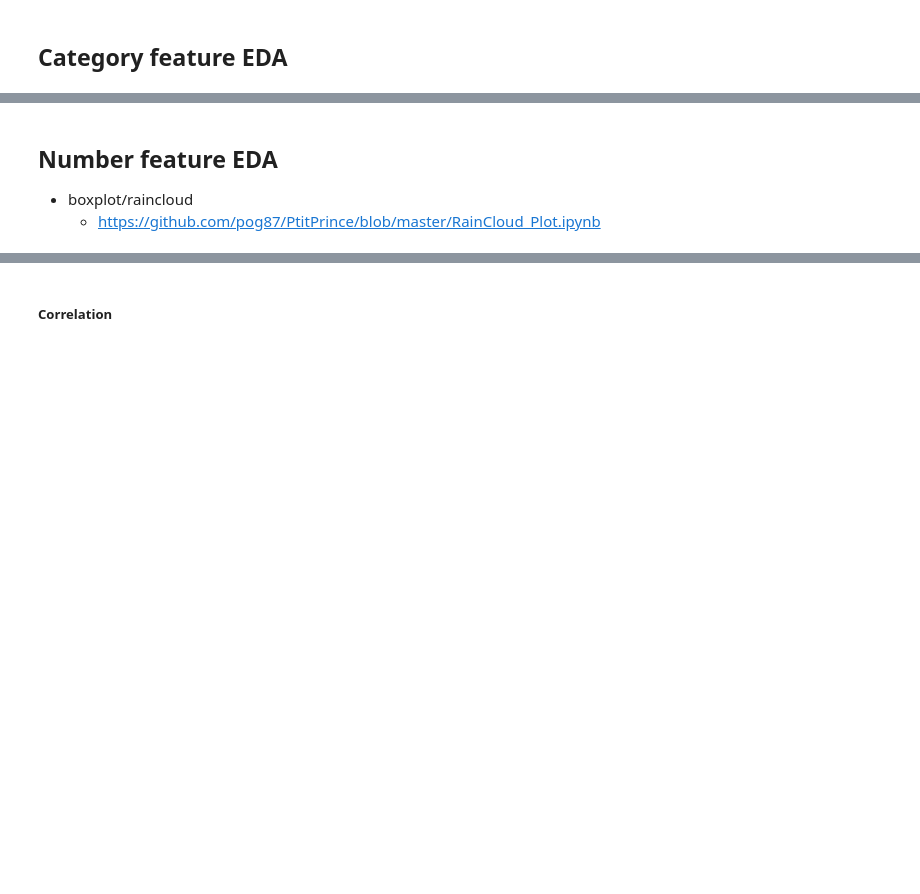
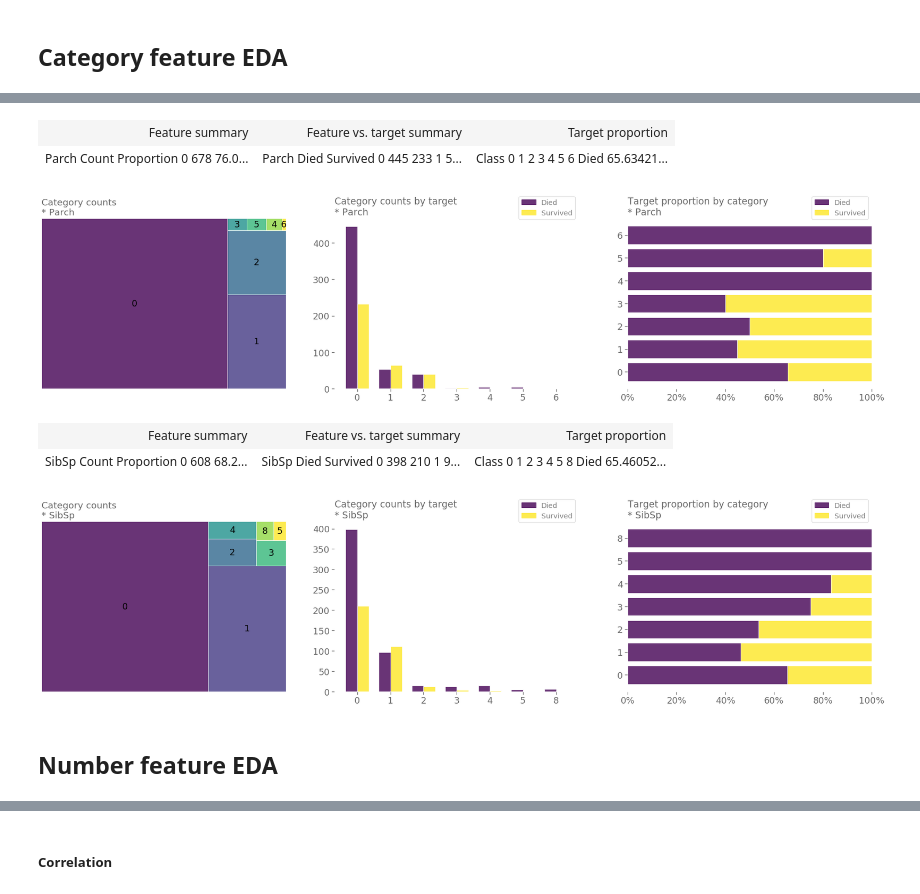
Before and after one commit to sudhu26/data-science-portfolio, a Jupyter notebook: kaggle/Titanic/kernel.ipynb, the cells around one changed output, grey strips where cells are left out. Saved outputs shown, nothing was run; the diff lists cells and outputs as text; code cells hidden in the pictures; blank space fills up the shorter version.

```diff
--- a/kaggle/Titanic/kernel.ipynb
+++ b/kaggle/Titanic/kernel.ipynb
@@ -214,12 +229,21 @@ valid = mlm.Machine(
 # %%
-# # number features
-# for feature in train.data.feature_by_mlm_dtype["count"]:
-#     train.eda_cat_target_cat_feat(feature=feature, level_count_cap=10, legend_labels=["Died","Survived"])
+# number features
+for feature in train.data.feature_by_mlm_dtype["count"]:
+    train.eda_cat_target_cat_feat(
+        feature=feature,
+        level_count_cap=10,
+        legend_labels=["Died","Survived"],
+        chart_prop=15
+    )
+# %% [output]
+| Feature summary | Feature vs. target summary | Target proportion |
+| Parch Count Proportion 0 678 76.0... | Parch Died Survived 0 445 233 1 5... | Class 0 1 2 3 4 5 6 Died 65.63421... |
+[figure, added]
+| Feature summary | Feature vs. target summary | Target proportion |
+| SibSp Count Proportion 0 608 68.2... | SibSp Died Survived 0 398 210 1 9... | Class 0 1 2 3 4 5 8 Died 65.46052... |
+[figure, added]
-# %% [markdown]
-## Number feature EDA
-
-- boxplot/raincloud
-     - https://github.com/pog87/PtitPrince/blob/master/RainCloud_Plot.ipynb
+# %% [markdown]
+## Number feature EDA
 # %% [markdown]
 <a id = 'number-feature-EDA'></a>
 # %%
```
Also changed, not shown: parts of 28 cells of this notebook.
